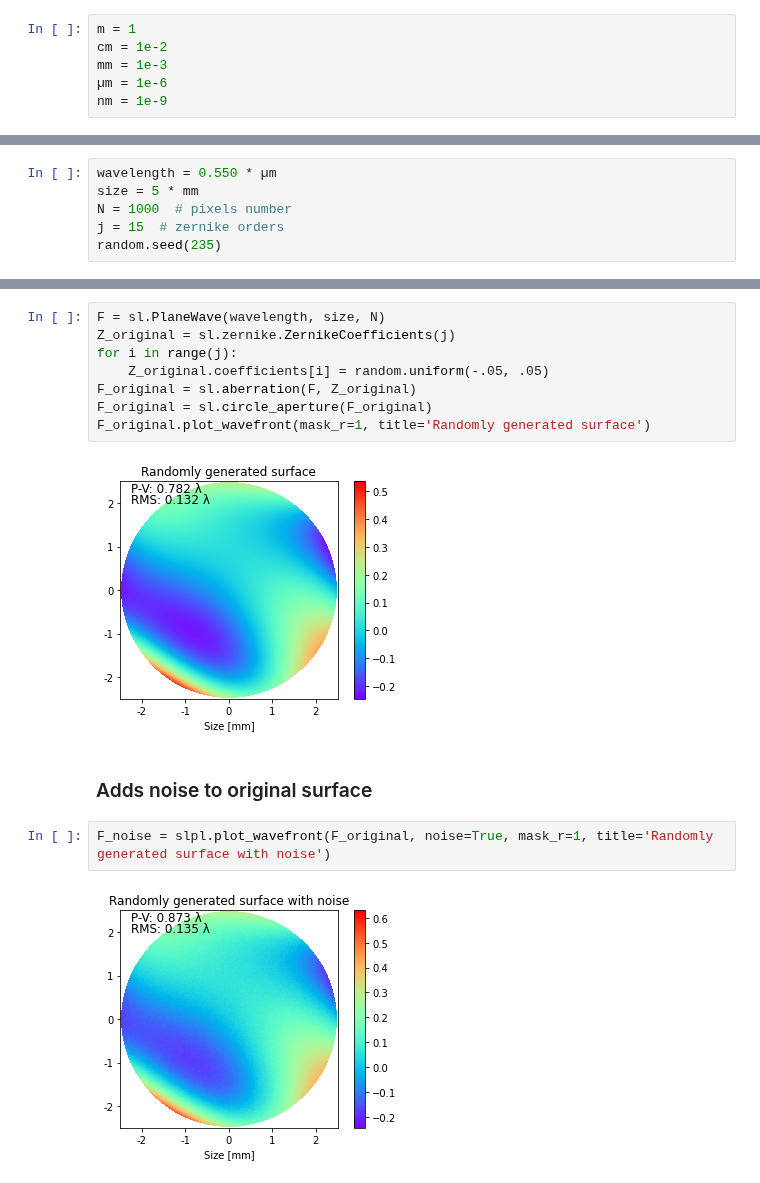
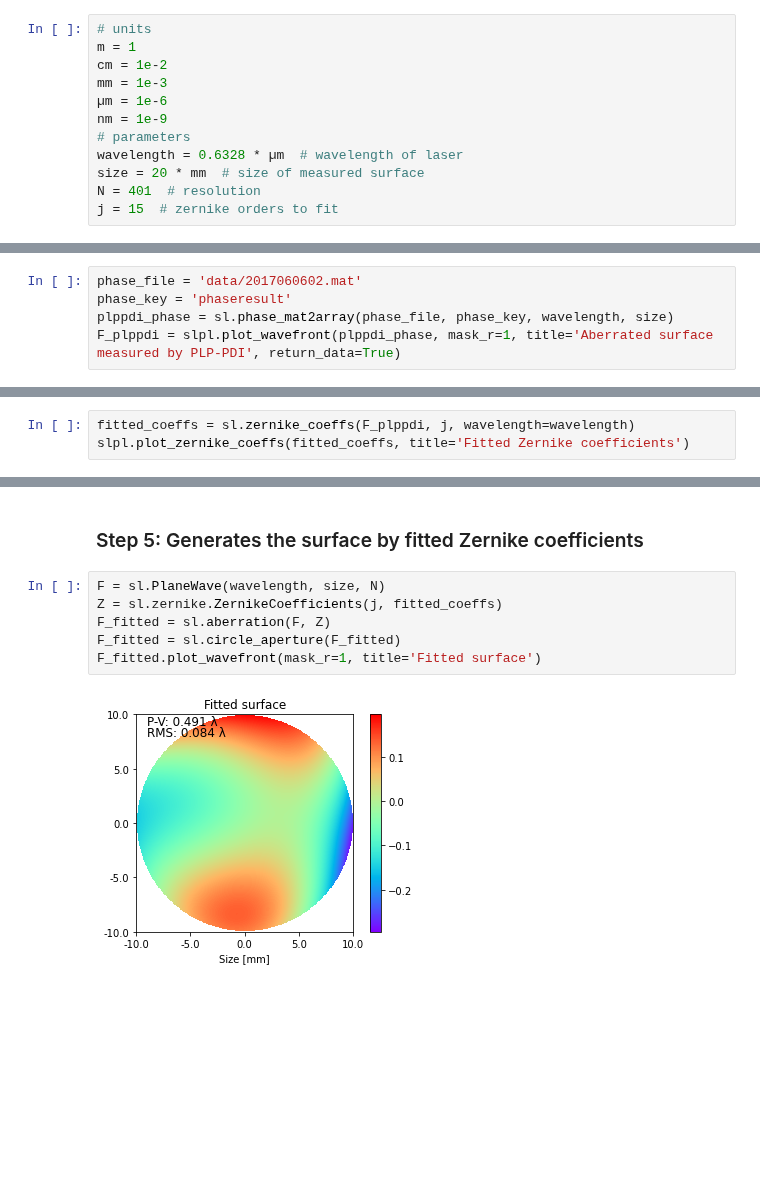
Before and after one commit to Miyoshichi/SimLight, a Jupyter notebook: Examples/zernike.ipynb, the cells around one changed output, grey strips where cells are left out. Saved outputs shown, nothing was run; the diff lists cells and outputs as text; blank space fills up the shorter version.

```diff
--- a/Examples/zernike.ipynb
+++ b/Examples/zernike.ipynb
@@ -14,6 +12,12 @@ SimLight 0.0.4
 # %%
+# units
 m = 1
 cm = 1e-2
 mm = 1e-3
 µm = 1e-6
 nm = 1e-9
+# parameters
+wavelength = 0.6328 * µm  # wavelength of laser
+size = 20 * mm  # size of measured surface
+N = 401  # resolution
+j = 15  # zernike orders to fit
@@ -22,6 +23,0 @@ nm = 1e-9
-# %%
-wavelength = 0.550 * µm
-size = 5 * mm
-N = 1000  # pixels number
-j = 15  # zernike orders
-random.seed(235)
@@ -29,0 +26,5 @@ random.seed(235)
+# %%
+phase_file = 'data/2017060602.mat'
+phase_key = 'phaseresult'
+plppdi_phase = sl.phase_mat2array(phase_file, phase_key, wavelength, size)
+F_plppdi = slpl.plot_wavefront(plppdi_phase, mask_r=1, title='Aberrated surface measured by PLP-PDI', return_data=True)
@@ -29,0 +35,3 @@ random.seed(235)
+# %%
+fitted_coeffs = sl.zernike_coeffs(F_plppdi, j, wavelength=wavelength)
+slpl.plot_zernike_coeffs(fitted_coeffs, title='Fitted Zernike coefficients')
@@ -30,16 +40,10 @@ random.seed(235)
+# %% [markdown]
+### Step 5: Generates the surface by fitted Zernike coefficients
 # %%
 F = sl.PlaneWave(wavelength, size, N)
-Z_original = sl.zernike.ZernikeCoefficients(j)
-for i in range(j):
-    Z_original.coefficients[i] = random.uniform(-.05, .05)
-F_original = sl.aberration(F, Z_original)
-F_original = sl.circle_aperture(F_original)
-F_original.plot_wavefront(mask_r=1, title='Randomly generated surface')
+Z = sl.zernike.ZernikeCoefficients(j, fitted_coeffs)
+F_fitted = sl.aberration(F, Z)
+F_fitted = sl.circle_aperture(F_fitted)
+F_fitted.plot_wavefront(mask_r=1, title='Fitted surface')
 # %% [output]
-[figure, old version]
+[figure, new version]
-# %% [markdown]
-### Adds noise to original surface
-# %%
-F_noise = slpl.plot_wavefront(F_original, noise=True, mask_r=1, title='Randomly generated surface with noise')
-# %% [output]
-[figure, removed]
```
Also changed, not shown: parts of 17 cells of this notebook, 5 other files.
